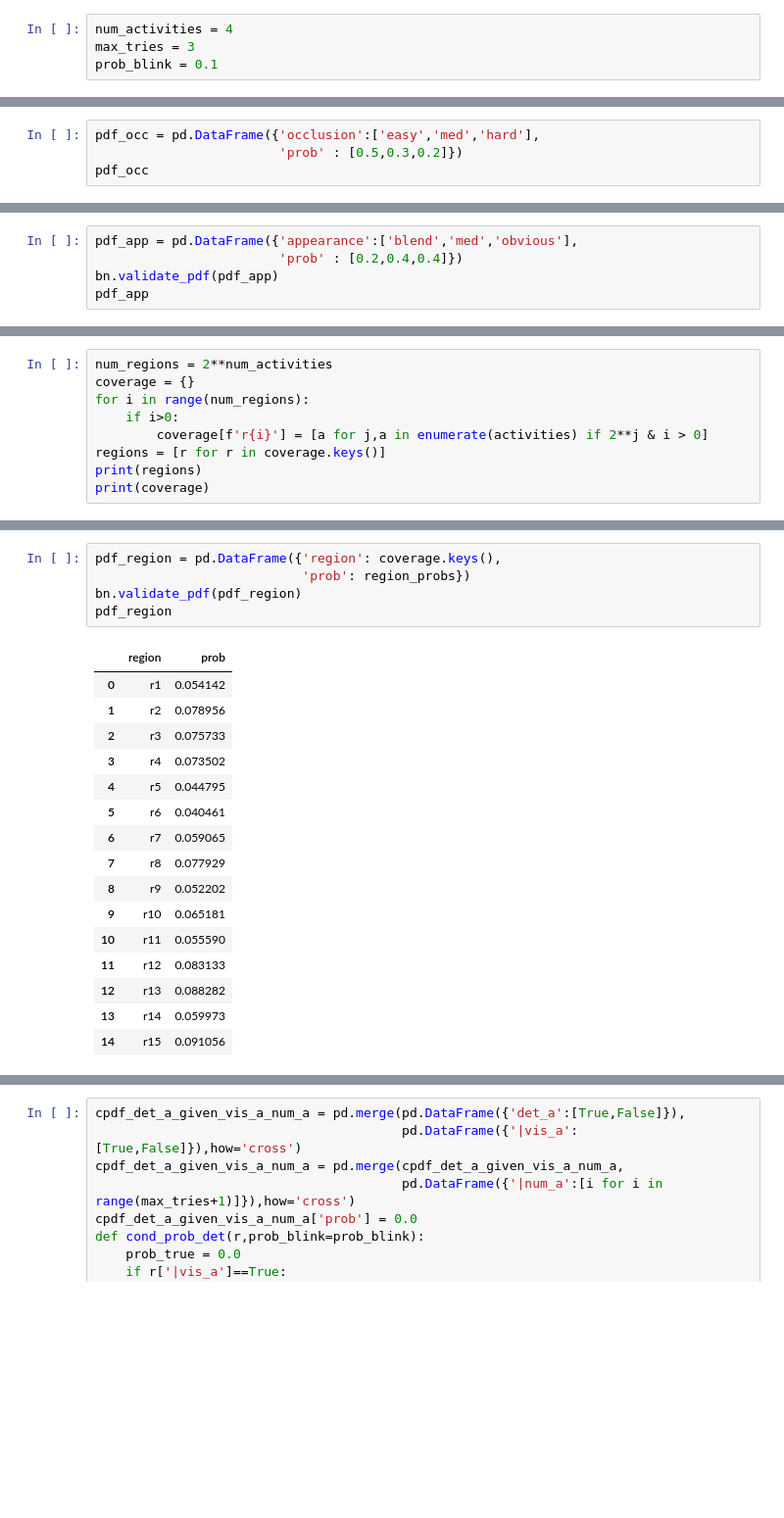
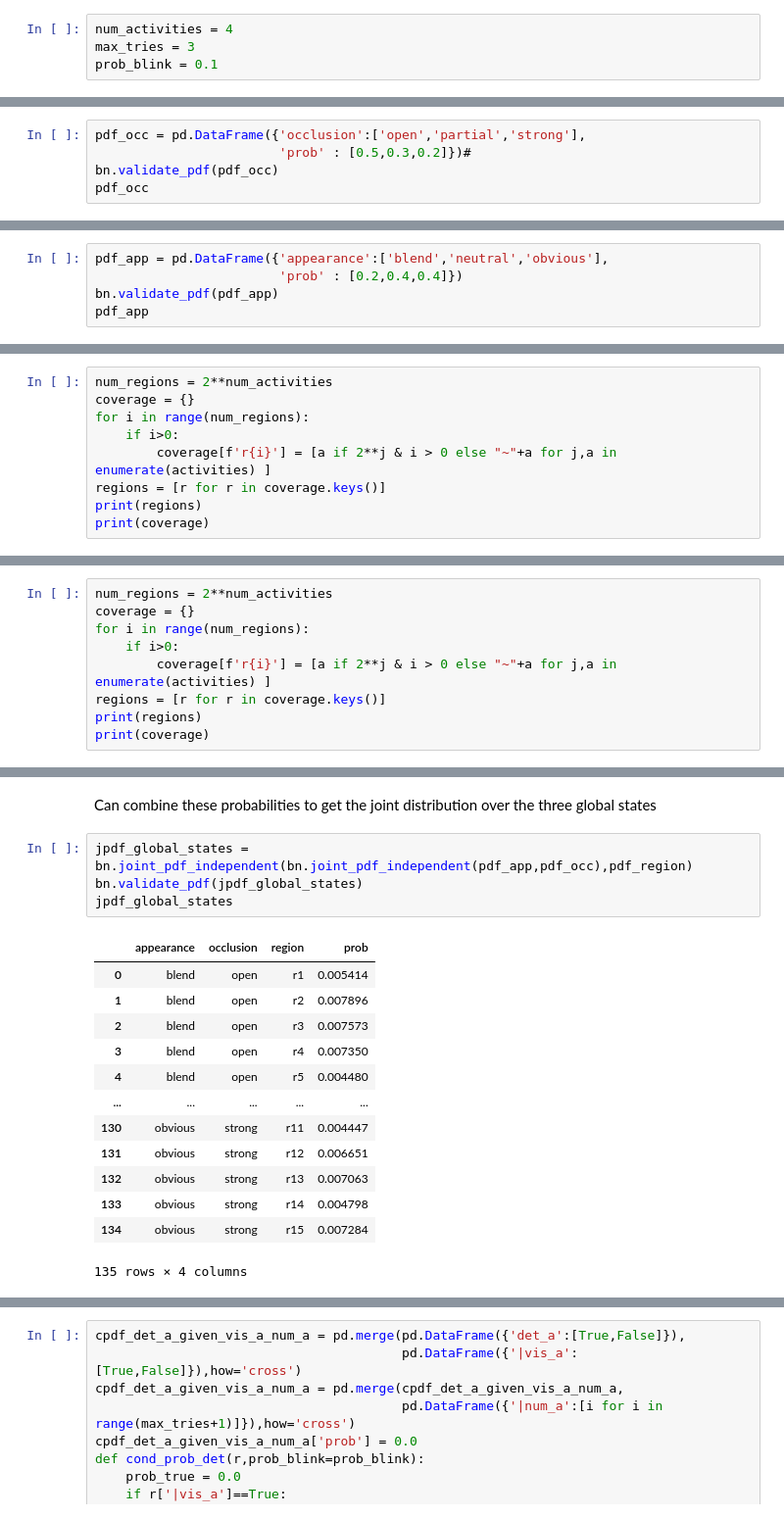
Before and after one commit to arthurrichards77/bayes-search, a Jupyter notebook: bn.ipynb, the cells around one changed output, grey strips where cells are left out. Shown at 98% size. Drawn from its saved outputs; the diff is of its cells as text; blank space fills up the shorter version.

```diff
--- a/bn.ipynb
+++ b/bn.ipynb
@@ -19,6 +93,7 @@ print(start_time)
 # %%
-pdf_occ = pd.DataFrame({'occlusion':['easy','med','hard'],
-                        'prob' : [0.5,0.3,0.2]})
+pdf_occ = pd.DataFrame({'occlusion':['open','partial','strong'],
+                        'prob' : [0.5,0.3,0.2]})#
+bn.validate_pdf(pdf_occ)
 pdf_occ
 # %% [output]
 |  | occlusion | prob |
@@ -34,5 +105,5 @@ bn.validate_pdf(pdf_occ)
 # %%
-pdf_app = pd.DataFrame({'appearance':['blend','med','obvious'],
+pdf_app = pd.DataFrame({'appearance':['blend','neutral','obvious'],
                         'prob' : [0.2,0.4,0.4]})
 bn.validate_pdf(pdf_app)
 pdf_app
@@ -208,0 +115,9 @@ jpdf_model
+# %%
+num_regions = 2**num_activities
+coverage = {}
+for i in range(num_regions):
+    if i>0:
+        coverage[f'r{i}'] = [a if 2**j & i > 0 else "~"+a for j,a in enumerate(activities) ]
+regions = [r for r in coverage.keys()]
+print(regions)
+print(coverage)
@@ -211,7 +133,7 @@ num_regions = 2**num_activities
 coverage = {}
 for i in range(num_regions):
     if i>0:
-        coverage[f'r{i}'] = [a for j,a in enumerate(activities) if 2**j & i > 0]
+        coverage[f'r{i}'] = [a if 2**j & i > 0 else "~"+a for j,a in enumerate(activities) ]
 regions = [r for r in coverage.keys()]
 print(regions)
 print(coverage)
@@ -243,22 +171,20 @@ region_probs
+# %% [markdown]
+Can combine these probabilities to get the joint distribution over the three global states
 # %%
-pdf_region = pd.DataFrame({'region': coverage.keys(),
-                           'prob': region_probs})
-bn.validate_pdf(pdf_region)
-pdf_region
+jpdf_global_states = bn.joint_pdf_independent(bn.joint_pdf_independent(pdf_app,pdf_occ),pdf_region)
+bn.validate_pdf(jpdf_global_states)
+jpdf_global_states
 # %% [output]
-|  | region | prob |
-| 0 | r1 | 0.054142 |
-| 1 | r2 | 0.078956 |
-| 2 | r3 | 0.075733 |
-| 3 | r4 | 0.073502 |
-| 4 | r5 | 0.044795 |
-| 5 | r6 | 0.040461 |
-| 6 | r7 | 0.059065 |
-| 7 | r8 | 0.077929 |
-| 8 | r9 | 0.052202 |
-| 9 | r10 | 0.065181 |
-| 10 | r11 | 0.055590 |
-| 11 | r12 | 0.083133 |
-| 12 | r13 | 0.088282 |
-| 13 | r14 | 0.059973 |
-| 14 | r15 | 0.091056 |
+|  | appearance | occlusion | region | prob |
+| 0 | blend | open | r1 | 0.005414 |
+| 1 | blend | open | r2 | 0.007896 |
+| 2 | blend | open | r3 | 0.007573 |
+| 3 | blend | open | r4 | 0.007350 |
+| 4 | blend | open | r5 | 0.004480 |
+| ... | ... | ... | ... | ... |
+| 130 | obvious | strong | r11 | 0.004447 |
+| 131 | obvious | strong | r12 | 0.006651 |
+| 132 | obvious | strong | r13 | 0.007063 |
+| 133 | obvious | strong | r14 | 0.004798 |
+| 134 | obvious | strong | r15 | 0.007284 |
+135 rows × 4 columns
```
Also changed, not shown: parts of 65 cells of this notebook, 2 other files.
